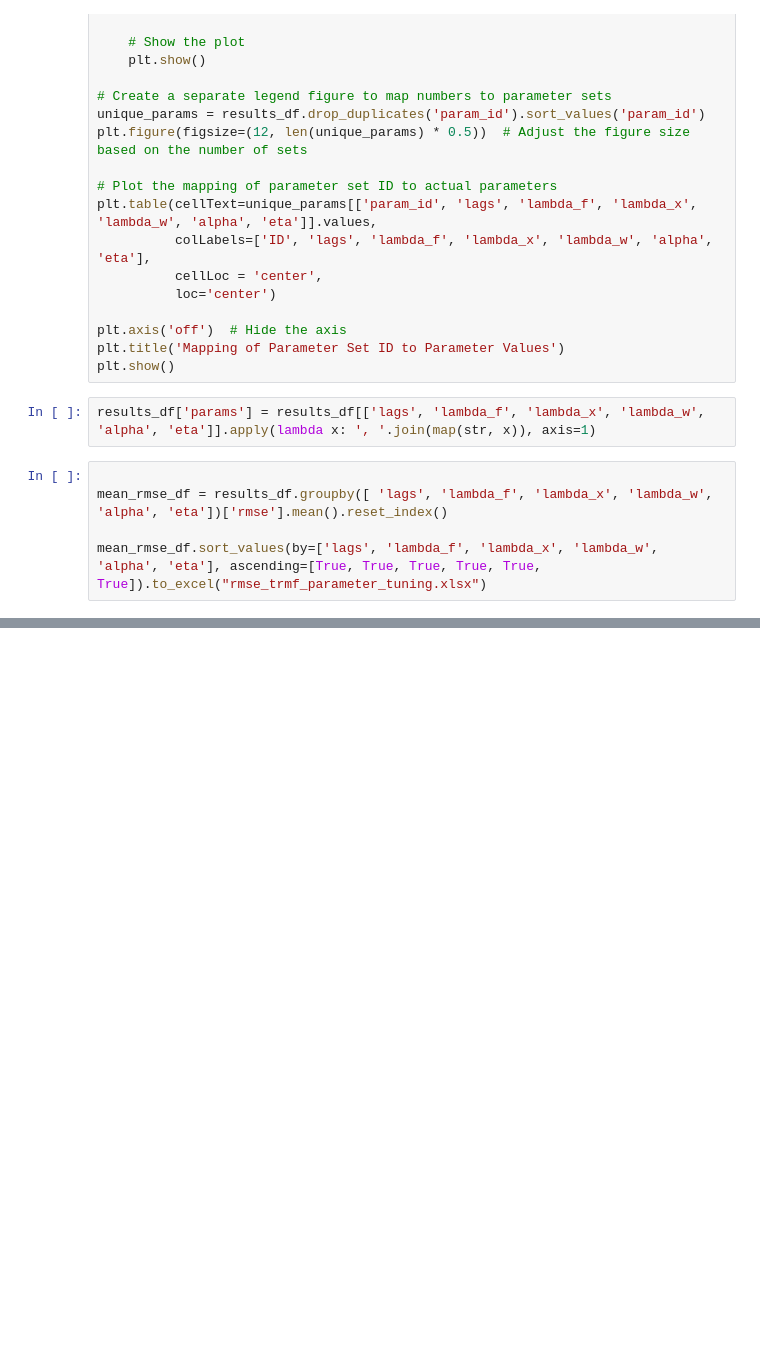
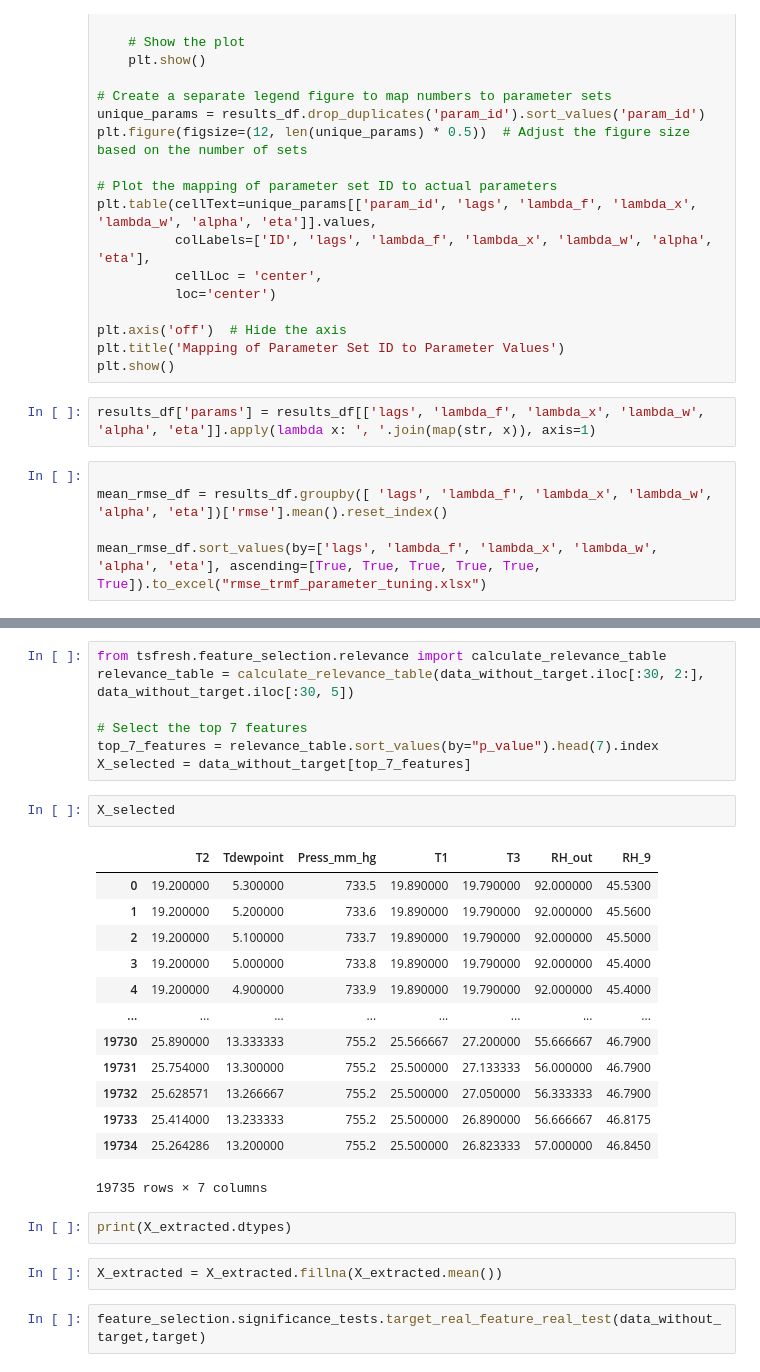
Before and after one commit to sepidCs/codes, a Jupyter notebook: experiments/visualize_data.ipynb, the cells around one changed output, grey strips where cells are left out. Drawn from its saved outputs; the diff is of its cells as text; blank space fills up the shorter version.

```diff
--- a/experiments/visualize_data.ipynb
+++ b/experiments/visualize_data.ipynb
@@ -298,0 +344,29 @@ X_selected = select_features(X_extracted, target)
+# %%
+from tsfresh.feature_selection.relevance import calculate_relevance_table
+relevance_table = calculate_relevance_table(data_without_target.iloc[:30, 2:], data_without_target.iloc[:30, 5])
+
+# Select the top 7 features
+top_7_features = relevance_table.sort_values(by="p_value").head(7).index
+X_selected = data_without_target[top_7_features]
+# %%
+X_selected
+# %% [output]
+|  | T2 | Tdewpoint | Press_mm_hg | T1 | T3 | RH_out | RH_9 |
+| 0 | 19.200000 | 5.300000 | 733.5 | 19.890000 | 19.790000 | 92.000000 | 45.5300 |
+| 1 | 19.200000 | 5.200000 | 733.6 | 19.890000 | 19.790000 | 92.000000 | 45.5600 |
+| 2 | 19.200000 | 5.100000 | 733.7 | 19.890000 | 19.790000 | 92.000000 | 45.5000 |
+| 3 | 19.200000 | 5.000000 | 733.8 | 19.890000 | 19.790000 | 92.000000 | 45.4000 |
+| 4 | 19.200000 | 4.900000 | 733.9 | 19.890000 | 19.790000 | 92.000000 | 45.4000 |
+| ... | ... | ... | ... | ... | ... | ... | ... |
+| 19730 | 25.890000 | 13.333333 | 755.2 | 25.566667 | 27.200000 | 55.666667 | 46.7900 |
+| 19731 | 25.754000 | 13.300000 | 755.2 | 25.500000 | 27.133333 | 56.000000 | 46.7900 |
+| 19732 | 25.628571 | 13.266667 | 755.2 | 25.500000 | 27.050000 | 56.333333 | 46.7900 |
+| 19733 | 25.414000 | 13.233333 | 755.2 | 25.500000 | 26.890000 | 56.666667 | 46.8175 |
+| 19734 | 25.264286 | 13.200000 | 755.2 | 25.500000 | 26.823333 | 57.000000 | 46.8450 |
+19735 rows × 7 columns
+# %%
+print(X_extracted.dtypes)
+# %%
+X_extracted = X_extracted.fillna(X_extracted.mean())
+# %%
+feature_selection.significance_tests.target_real_feature_real_test(data_without_target,target)
```
Also changed, not shown: parts of 8 cells of this notebook.
